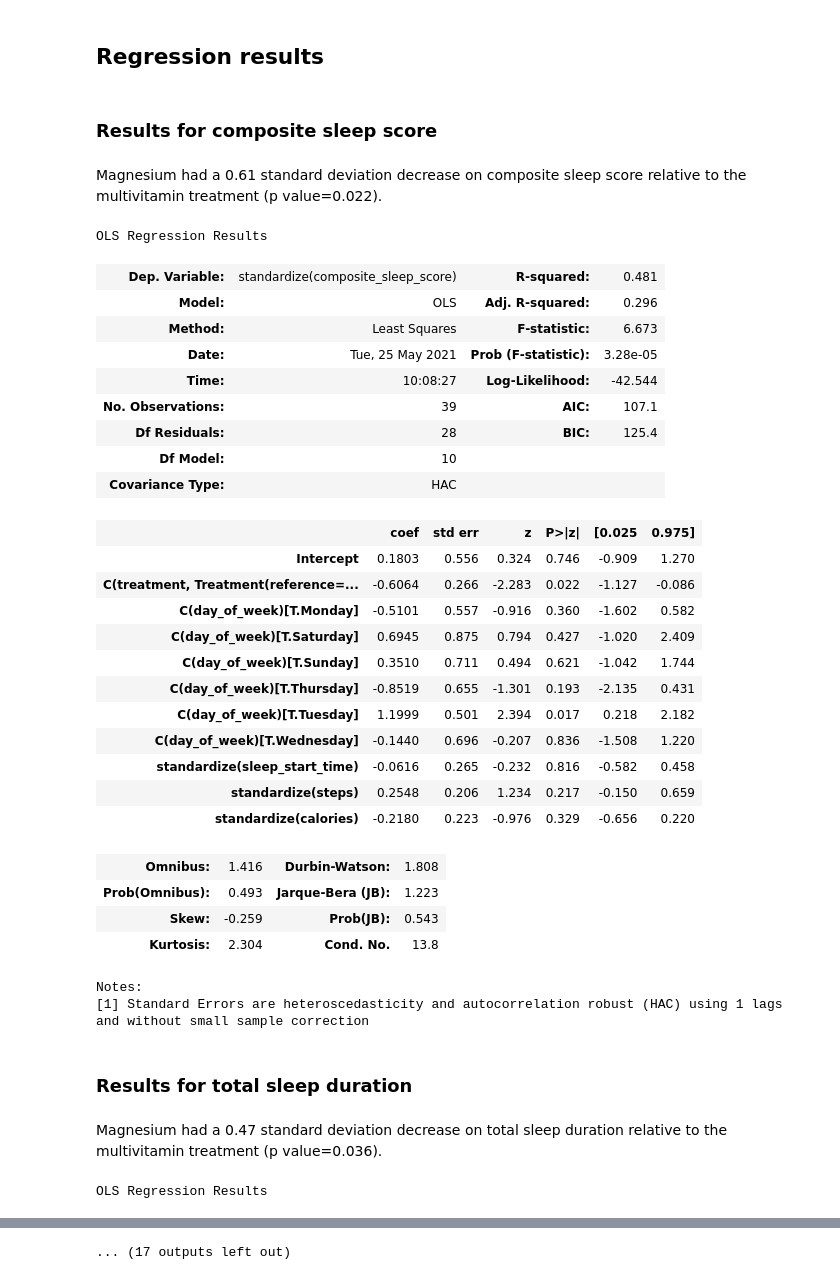
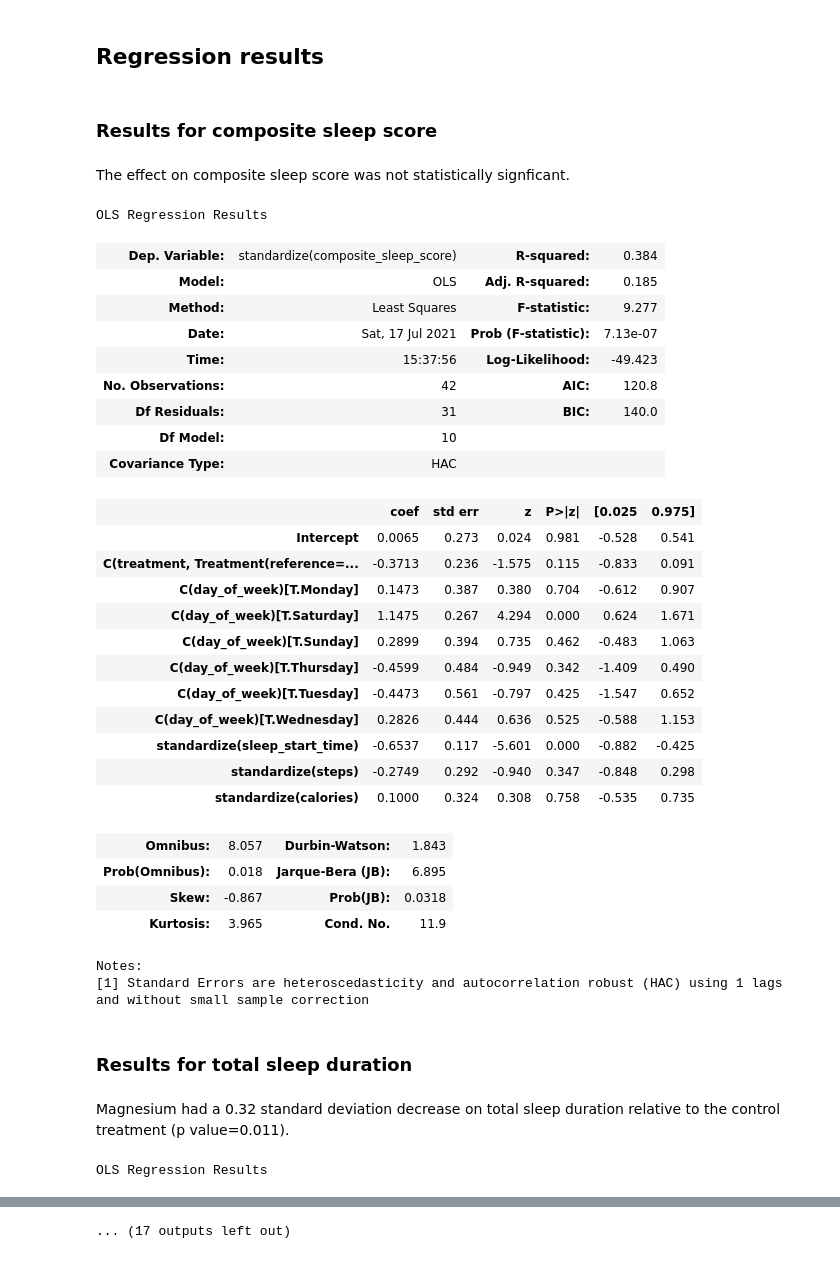
Before and after one commit to peterjrichens/personal-rct, a Jupyter notebook: notebook_template.ipynb, the cells around one changed output, grey strips where cells are left out. Saved outputs shown, nothing was run; the diff lists cells and outputs as text; code cells hidden in the pictures.

Commit message:
add magnesium sleep study phase 2

```diff
--- a/notebook_template.ipynb
+++ b/notebook_template.ipynb
@@ -122,8 +124,10 @@ sleep_df = (
     .pipe(utils.validate)
 )
 
-sleep_score_df = utils.load_data(data["path"], "Sleep/sleep_score.csv").pipe(
-    sleep.filter_sleep_score
+sleep_score_df = (
+    utils.load_data(data["path"], "Sleep/sleep_score.csv")
+    .pipe(sleep.filter_sleep_score)
+    .pipe(utils.validate)
 )
 
 steps_df = (
@@ -157,7 +161,9 @@ for dependent_variable in model["dependent_variables"]:
     )
     results.append(
         ols.result_to_english(
-            ols.fit_model(df, formula), dependent_variable, treatment
+            ols.fit_model(df[df[dependent_variable].notnull()], formula),
+            dependent_variable,
+            treatment,
         ),
     )
 # %% [output]
@@ -261,43 +267,43 @@ for ax, v in zip(axes, model["dependent_variables"]):
 # %%
 for dependent_variable in model["dependent_variables"]:
     display(Markdown(f"### Results for {dependent_variable.replace('_', ' ')}"))
     formula = ols.build_formula(
         df, dependent_variable, treatment, model["control_variables"]
     )
-    result = ols.fit_model(df, formula)
+    result = ols.fit_model(df[df[dependent_variable].notnull()], formula)
     display(Markdown(ols.result_to_english(result, dependent_variable, treatment)))
     display(result.summary())
 # %% [output]
 ### Results for composite sleep score
-Magnesium had a 0.61 standard deviation decrease on composite sleep score relative to the multivitamin treatment (p value=0.022).
+The effect on composite sleep score was not statistically signficant.
 OLS Regression Results
-| Dep. Variable: | standardize(composite_sleep_score) | R-squared: | 0.481 |
-| Model: | OLS | Adj. R-squared: | 0.296 |
-| Method: | Least Squares | F-statistic: | 6.673 |
-| Date: | Tue, 25 May 2021 | Prob (F-statistic): | 3.28e-05 |
-| Time: | 10:08:27 | Log-Likelihood: | -42.544 |
-| No. Observations: | 39 | AIC: | 107.1 |
-| Df Residuals: | 28 | BIC: | 125.4 |
+| Dep. Variable: | standardize(composite_sleep_score) | R-squared: | 0.384 |
+| Model: | OLS | Adj. R-squared: | 0.185 |
+| Method: | Least Squares | F-statistic: | 9.277 |
+| Date: | Sat, 17 Jul 2021 | Prob (F-statistic): | 7.13e-07 |
+| Time: | 15:37:56 | Log-Likelihood: | -49.423 |
+| No. Observations: | 42 | AIC: | 120.8 |
+| Df Residuals: | 31 | BIC: | 140.0 |
 | Df Model: | 10 |  |  |
 | Covariance Type: | HAC |  |  |
 |  | coef | std err | z | P>|z| | [0.025 | 0.975] |
-| Intercept | 0.1803 | 0.556 | 0.324 | 0.746 | -0.909 | 1.270 |
-| C(treatment, Treatment(reference=... | -0.6064 | 0.266 | -2.283 | 0.022 | -1.127 | -0.086 |
-| C(day_of_week)[T.Monday] | -0.5101 | 0.557 | -0.916 | 0.360 | -1.602 | 0.582 |
-| C(day_of_week)[T.Saturday] | 0.6945 | 0.875 | 0.794 | 0.427 | -1.020 | 2.409 |
-| C(day_of_week)[T.Sunday] | 0.3510 | 0.711 | 0.494 | 0.621 | -1.042 | 1.744 |
-| C(day_of_week)[T.Thursday] | -0.8519 | 0.655 | -1.301 | 0.193 | -2.135 | 0.431 |
-| C(day_of_week)[T.Tuesday] | 1.1999 | 0.501 | 2.394 | 0.017 | 0.218 | 2.182 |
-| C(day_of_week)[T.Wednesday] | -0.1440 | 0.696 | -0.207 | 0.836 | -1.508 | 1.220 |
-| standardize(sleep_start_time) | -0.0616 | 0.265 | -0.232 | 0.816 | -0.582 | 0.458 |
-| standardize(steps) | 0.2548 | 0.206 | 1.234 | 0.217 | -0.150 | 0.659 |
-| standardize(calories) | -0.2180 | 0.223 | -0.976 | 0.329 | -0.656 | 0.220 |
+| Intercept | 0.0065 | 0.273 | 0.024 | 0.981 | -0.528 | 0.541 |
+| C(treatment, Treatment(reference=... | -0.3713 | 0.236 | -1.575 | 0.115 | -0.833 | 0.091 |
+| C(day_of_week)[T.Monday] | 0.1473 | 0.387 | 0.380 | 0.704 | -0.612 | 0.907 |
+| C(day_of_week)[T.Saturday] | 1.1475 | 0.267 | 4.294 | 0.000 | 0.624 | 1.671 |
+| C(day_of_week)[T.Sunday] | 0.2899 | 0.394 | 0.735 | 0.462 | -0.483 | 1.063 |
+| C(day_of_week)[T.Thursday] | -0.4599 | 0.484 | -0.949 | 0.342 | -1.409 | 0.490 |
+| C(day_of_week)[T.Tuesday] | -0.4473 | 0.561 | -0.797 | 0.425 | -1.547 | 0.652 |
+| C(day_of_week)[T.Wednesday] | 0.2826 | 0.444 | 0.636 | 0.525 | -0.588 | 1.153 |
+| standardize(sleep_start_time) | -0.6537 | 0.117 | -5.601 | 0.000 | -0.882 | -0.425 |
+| standardize(steps) | -0.2749 | 0.292 | -0.940 | 0.347 | -0.848 | 0.298 |
+| standardize(calories) | 0.1000 | 0.324 | 0.308 | 0.758 | -0.535 | 0.735 |
-| Omnibus: | 1.416 | Durbin-Watson: | 1.808 |
-| Prob(Omnibus): | 0.493 | Jarque-Bera (JB): | 1.223 |
-| Skew: | -0.259 | Prob(JB): | 0.543 |
-| Kurtosis: | 2.304 | Cond. No. | 13.8 |
+| Omnibus: | 8.057 | Durbin-Watson: | 1.843 |
+| Prob(Omnibus): | 0.018 | Jarque-Bera (JB): | 6.895 |
+| Skew: | -0.867 | Prob(JB): | 0.0318 |
+| Kurtosis: | 3.965 | Cond. No. | 11.9 |
 Notes:
 [1] Standard Errors are heteroscedasticity and autocorrelation robust (HAC) using 1 lags and without small sample correction
 ### Results for total sleep duration
-Magnesium had a 0.47 standard deviation decrease on total sleep duration relative to the multivitamin treatment (p value=0.036).
+Magnesium had a 0.32 standard deviation decrease on total sleep duration relative to the control treatment (p value=0.011).
 OLS Regression Results
```
Also changed, not shown: parts of 7 cells of this notebook, 3 other files.
